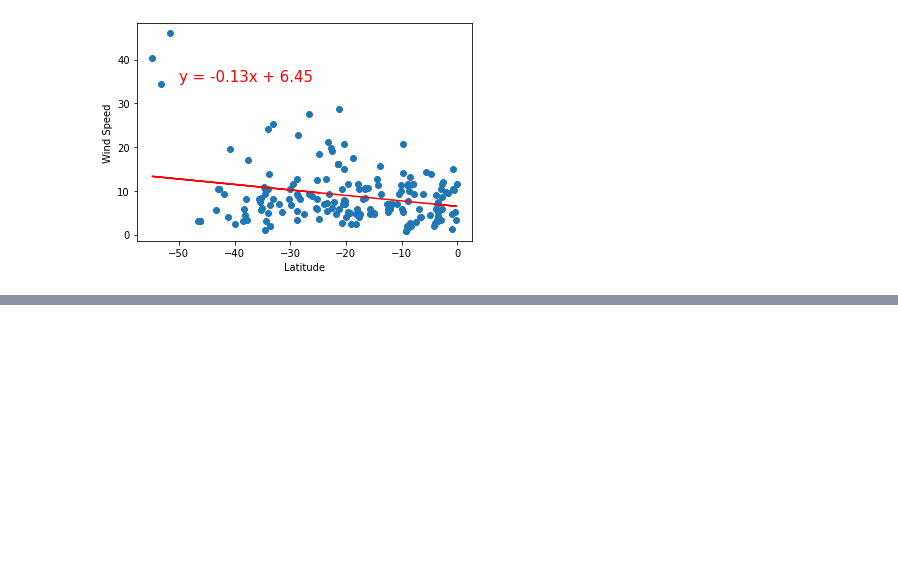
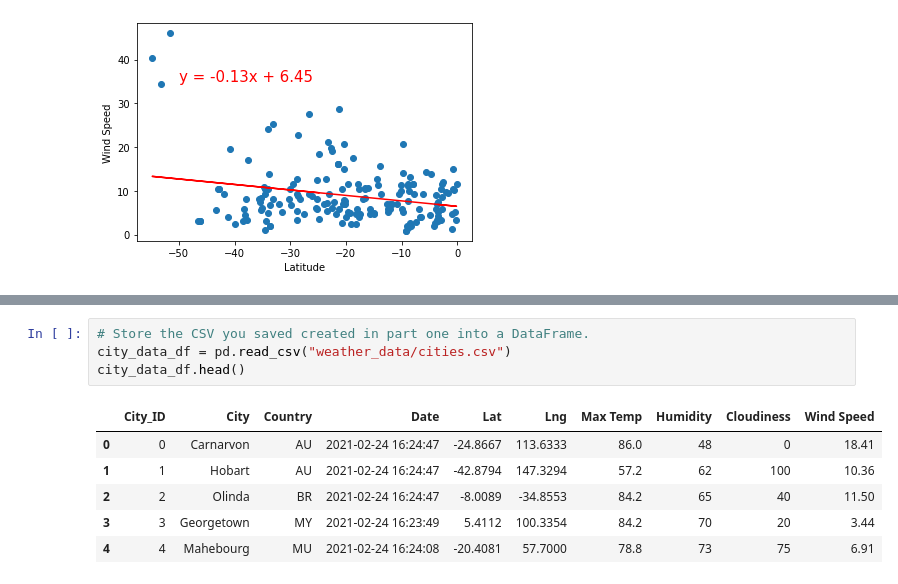
Before and after one commit to jbenasuli/World_Weather_Analysis, a Jupyter notebook: WeatherPy.ipynb, the cells around one changed output, grey strips where cells are left out. Saved outputs shown, nothing was run; the diff lists cells and outputs as text; blank space fills up the shorter version.

```diff
--- a/WeatherPy.ipynb
+++ b/WeatherPy.ipynb
@@ -481,0 +493,11 @@ plot_linear_regression(x_values, y_values,
+# %%
+# Store the CSV you saved created in part one into a DataFrame.
+city_data_df = pd.read_csv("weather_data/cities.csv")
+city_data_df.head()
+# %% [output]
+|  | City_ID | City | Country | Date | Lat | Lng | Max Temp | Humidity | Cloudiness | Wind Speed |
+| 0 | 0 | Carnarvon | AU | 2021-02-24 16:24:47 | -24.8667 | 113.6333 | 86.0 | 48 | 0 | 18.41 |
+| 1 | 1 | Hobart | AU | 2021-02-24 16:24:47 | -42.8794 | 147.3294 | 57.2 | 62 | 100 | 10.36 |
+| 2 | 2 | Olinda | BR | 2021-02-24 16:24:47 | -8.0089 | -34.8553 | 84.2 | 65 | 40 | 11.50 |
+| 3 | 3 | Georgetown | MY | 2021-02-24 16:23:49 | 5.4112 | 100.3354 | 84.2 | 70 | 20 | 3.44 |
+| 4 | 4 | Mahebourg | MU | 2021-02-24 16:24:08 | -20.4081 | 57.7000 | 78.8 | 73 | 75 | 6.91 |
```
Also changed, not shown: parts of 5 cells of this notebook.
